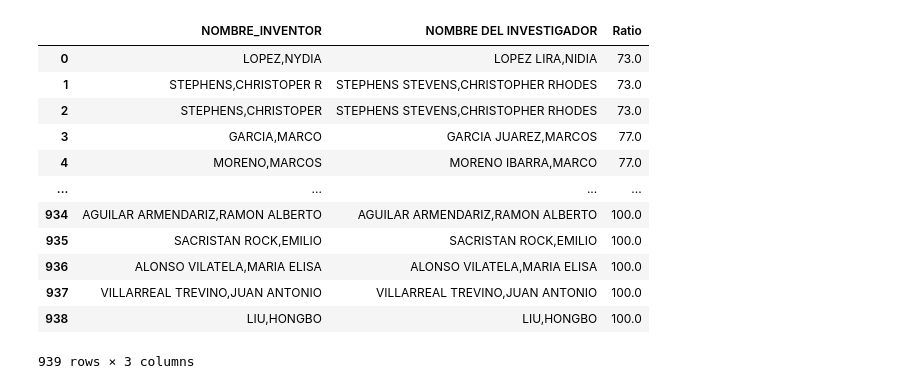
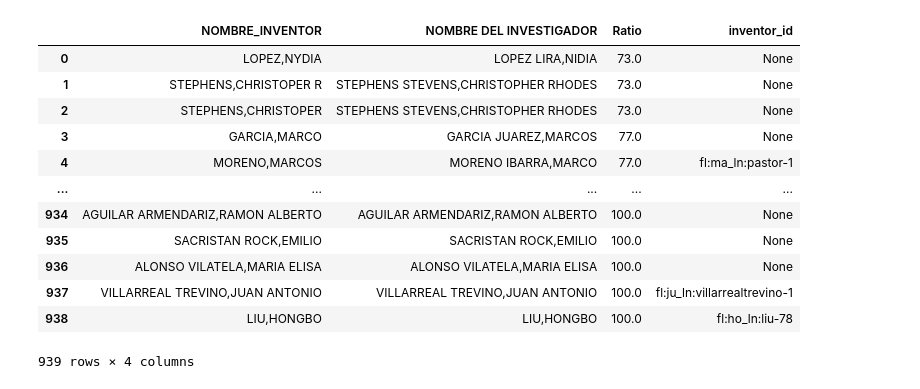
Before and after one commit to Zedreef/SNII-Insight, a Jupyter notebook: Prueba.ipynb, the cells around one changed output. Drawn from its saved outputs; the diff is of its cells as text; code cells hidden in the pictures.

```diff
--- a/Prueba.ipynb
+++ b/Prueba.ipynb
@@ -38,0 +37,3 @@ df_pre['SIMILARITY'] = df_pre['SIMILARITY'].apply(formatear_similarity)
+# %%
+df_lista = pd.read_csv('Nombres_PxS.csv')
+df_lista
@@ -38,0 +54,3 @@ df_pre['SIMILARITY'] = df_pre['SIMILARITY'].apply(formatear_similarity)
+# %%
+df_idPatentes = pd.read_csv('id_Patentes.csv')
+df_idPatentes
@@ -38,0 +73,8 @@ df_pre['SIMILARITY'] = df_pre['SIMILARITY'].apply(formatear_similarity)
+# %%
+# Vamos a aliminar la columna 'a' del df_idPatentes
+df_idPatentes.drop('a', axis=1, inplace=True)
+
+# Normalizamos los acentos,puntos, guion, y las letras que tengan diéresis como ö,en el 'df_idPatentes' en la columna 'Inventor'
+df_idPatentes['Inventor'] = df_idPatentes['Inventor'].str.normalize('NFKD').str.encode('ascii', errors='ignore').str.decode('utf-8')
+
+df_idPatentes
@@ -38,0 +95,6 @@ df_pre['SIMILARITY'] = df_pre['SIMILARITY'].apply(formatear_similarity)
+# %%
+# Vamos a hacer que se busque el nombre del inventor en la lista de nombres de la columna 'Inventor' del 'df_idPatentes' en la columna 'Inventor' del 'df_basePATENTE'
+# si se encuentra el nombre en la lista, se va a agregar una nueva columna en el 'df_basePATENTE' llamada 'inventor_id' con el id del inventor que se encontró en la lista
+df_basePATENTE['inventor_id'] = df_basePATENTE['Inventor'].apply(lambda x: df_idPatentes[df_idPatentes['Inventor'].str.contains(x, case=False, na=False)]['inventor_id'].values[0] if len(df_idPatentes[df_idPatentes['Inventor'].str.contains(x, case=False, na=False)]) > 0 else None)
+
+df_basePATENTE
@@ -38,0 +115,21 @@ df_pre['SIMILARITY'] = df_pre['SIMILARITY'].apply(formatear_similarity)
+# %%
+# Vamos a buscar en el 'df_lista' los nombres de los inventores que se encuentran en la columna 'NOMBRE_INVENTOR' del
+# 'df_basePATENTE' y si se encuentra el nombre en la lista, se va a agregar una nueva columna en el 'df_lista'
+# llamada 'inventor_id' con el id del inventor que se encontró en 'df_basePATENTE'
+df_lista['inventor_id'] = df_lista['NOMBRE_INVENTOR'].apply(lambda x: df_basePATENTE[df_basePATENTE['NOMBRE_INVENTOR'].str.contains(x, case=False, na=False)]['inventor_id'].values[0] if len(df_basePATENTE[df_basePATENTE['NOMBRE_INVENTOR'].str.contains(x, case=False, na=False)]) > 0 else None)
+
+df_lista
+# %% [output]
+|  | NOMBRE_INVENTOR | NOMBRE DEL INVESTIGADOR | Ratio | inventor_id |
+| 0 | LOPEZ,NYDIA | LOPEZ LIRA,NIDIA | 73.0 | None |
+| 1 | STEPHENS,CHRISTOPER R | STEPHENS STEVENS,CHRISTOPHER RHODES | 73.0 | None |
+| 2 | STEPHENS,CHRISTOPER | STEPHENS STEVENS,CHRISTOPHER RHODES | 73.0 | None |
+| 3 | GARCIA,MARCO | GARCIA JUAREZ,MARCOS | 77.0 | None |
+| 4 | MORENO,MARCOS | MORENO IBARRA,MARCO | 77.0 | fl:ma_ln:pastor-1 |
+| ... | ... | ... | ... | ... |
+| 934 | AGUILAR ARMENDARIZ,RAMON ALBERTO | AGUILAR ARMENDARIZ,RAMON ALBERTO | 100.0 | None |
+| 935 | SACRISTAN ROCK,EMILIO | SACRISTAN ROCK,EMILIO | 100.0 | None |
+| 936 | ALONSO VILATELA,MARIA ELISA | ALONSO VILATELA,MARIA ELISA | 100.0 | None |
+| 937 | VILLARREAL TREVINO,JUAN ANTONIO | VILLARREAL TREVINO,JUAN ANTONIO | 100.0 | fl:ju_ln:villarrealtrevino-1 |
+| 938 | LIU,HONGBO | LIU,HONGBO | 100.0 | fl:ho_ln:liu-78 |
+939 rows × 4 columns
@@ -45,17 +145,0 @@ df_pre = df_pre[df_pre['SIMILARITY'] < 100]
-# %%
-df_new = pd.read_csv('Coincidencias.csv')
-df_new
-# %% [output]
-|  | NOMBRE_INVENTOR | NOMBRE DEL INVESTIGADOR | Ratio |
-| 0 | LOPEZ,NYDIA | LOPEZ LIRA,NIDIA | 73.0 |
-| 1 | STEPHENS,CHRISTOPER R | STEPHENS STEVENS,CHRISTOPHER RHODES | 73.0 |
-| 2 | STEPHENS,CHRISTOPER | STEPHENS STEVENS,CHRISTOPHER RHODES | 73.0 |
-| 3 | GARCIA,MARCO | GARCIA JUAREZ,MARCOS | 77.0 |
-| 4 | MORENO,MARCOS | MORENO IBARRA,MARCO | 77.0 |
-| ... | ... | ... | ... |
-| 934 | AGUILAR ARMENDARIZ,RAMON ALBERTO | AGUILAR ARMENDARIZ,RAMON ALBERTO | 100.0 |
-| 935 | SACRISTAN ROCK,EMILIO | SACRISTAN ROCK,EMILIO | 100.0 |
-| 936 | ALONSO VILATELA,MARIA ELISA | ALONSO VILATELA,MARIA ELISA | 100.0 |
-| 937 | VILLARREAL TREVINO,JUAN ANTONIO | VILLARREAL TREVINO,JUAN ANTONIO | 100.0 |
-| 938 | LIU,HONGBO | LIU,HONGBO | 100.0 |
-939 rows × 3 columns
```
Also changed, not shown: parts of 17 cells of this notebook, 11 other files.
